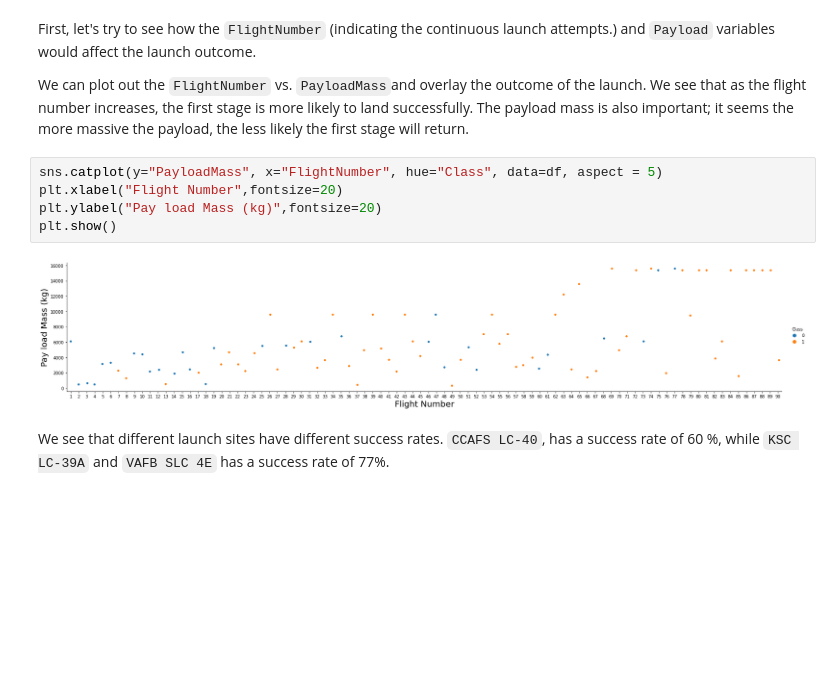
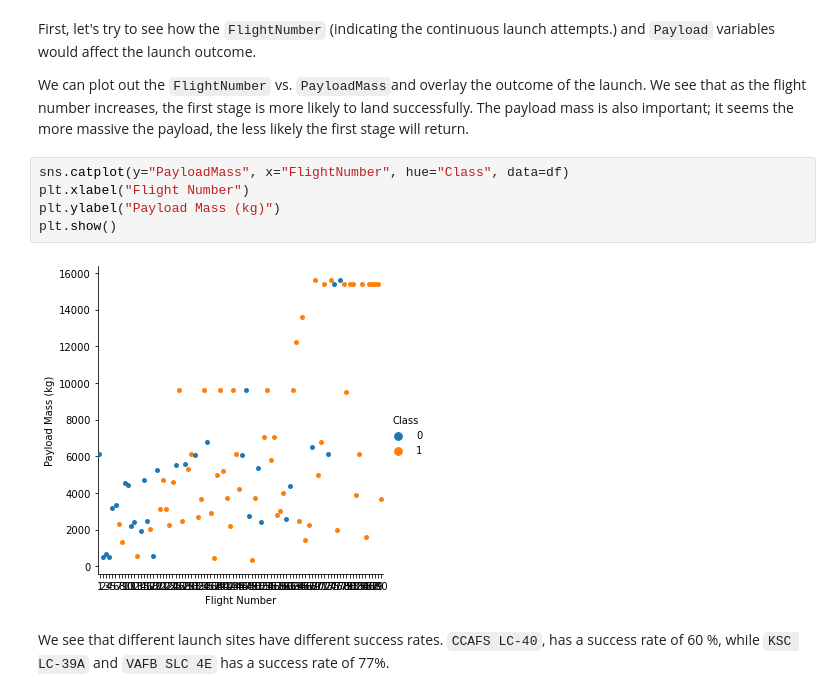
Before and after one commit to embrehm/DS_Capstone, a Jupyter notebook: Exploratory Data Analysis Visualization.ipynb, the cells around one changed output. Saved outputs shown, nothing was run; the diff lists cells and outputs as text; blank space fills up the shorter version.

```diff
--- a/Exploratory Data Analysis Visualization.ipynb
+++ b/Exploratory Data Analysis Visualization.ipynb
@@ -70,12 +70,12 @@ First, let's try to see how the `FlightNumber` (indicating the continuous launch
 
 We can plot out the <code>FlightNumber</code> vs. <code>PayloadMass</code>and overlay the outcome of the launch. We see that as the flight number increases, the first stage is more likely to land successfully. The payload mass is also important; it seems the more massive the payload, the less likely the first stage will return.
 # %%
-sns.catplot(y="PayloadMass", x="FlightNumber", hue="Class", data=df, aspect = 5)
-plt.xlabel("Flight Number",fontsize=20)
-plt.ylabel("Pay load Mass (kg)",fontsize=20)
+sns.catplot(y="PayloadMass", x="FlightNumber", hue="Class", data=df)
+plt.xlabel("Flight Number")
+plt.ylabel("Payload Mass (kg)")
 plt.show()
 # %% [output]
-[figure, old version]
+[figure, new version]
 # %% [markdown]
 We see that different launch sites have different success rates.  <code>CCAFS LC-40</code>, has a success rate of 60 %, while  <code>KSC LC-39A</code> and <code>VAFB SLC 4E</code> has a success rate of 77%.
 # %% [markdown]
```
Also changed, not shown: parts of 5 cells of this notebook.
